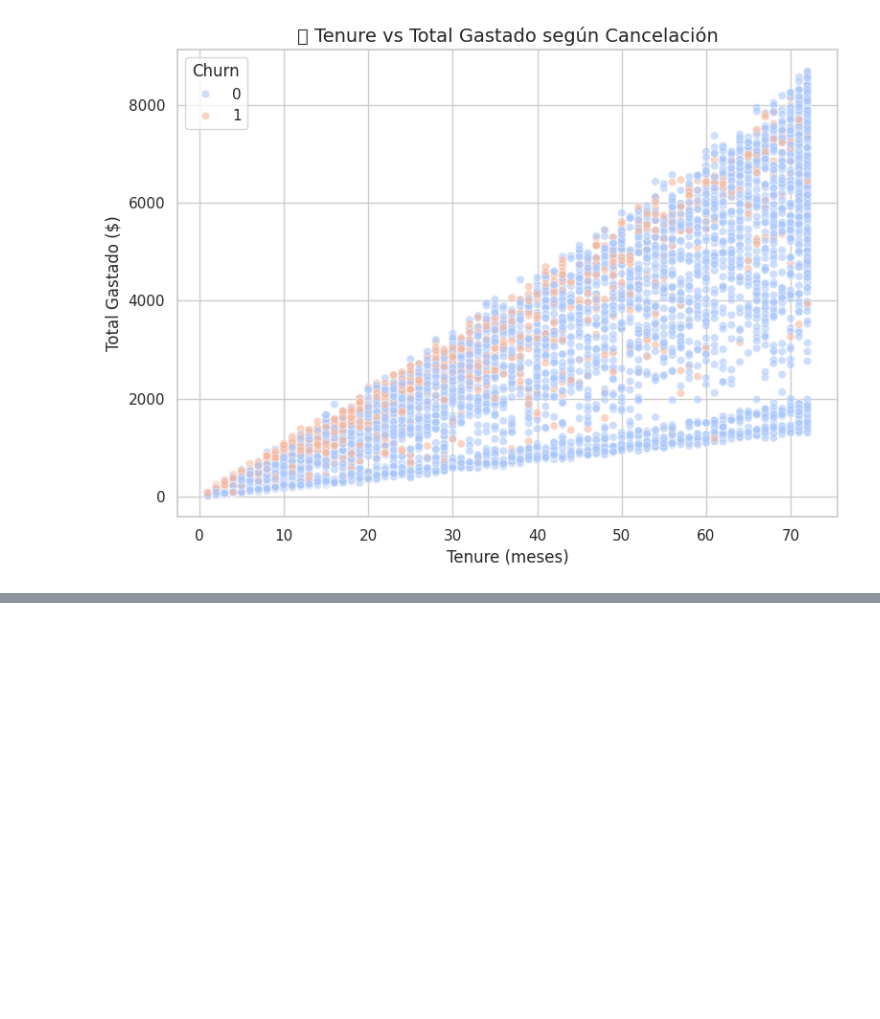
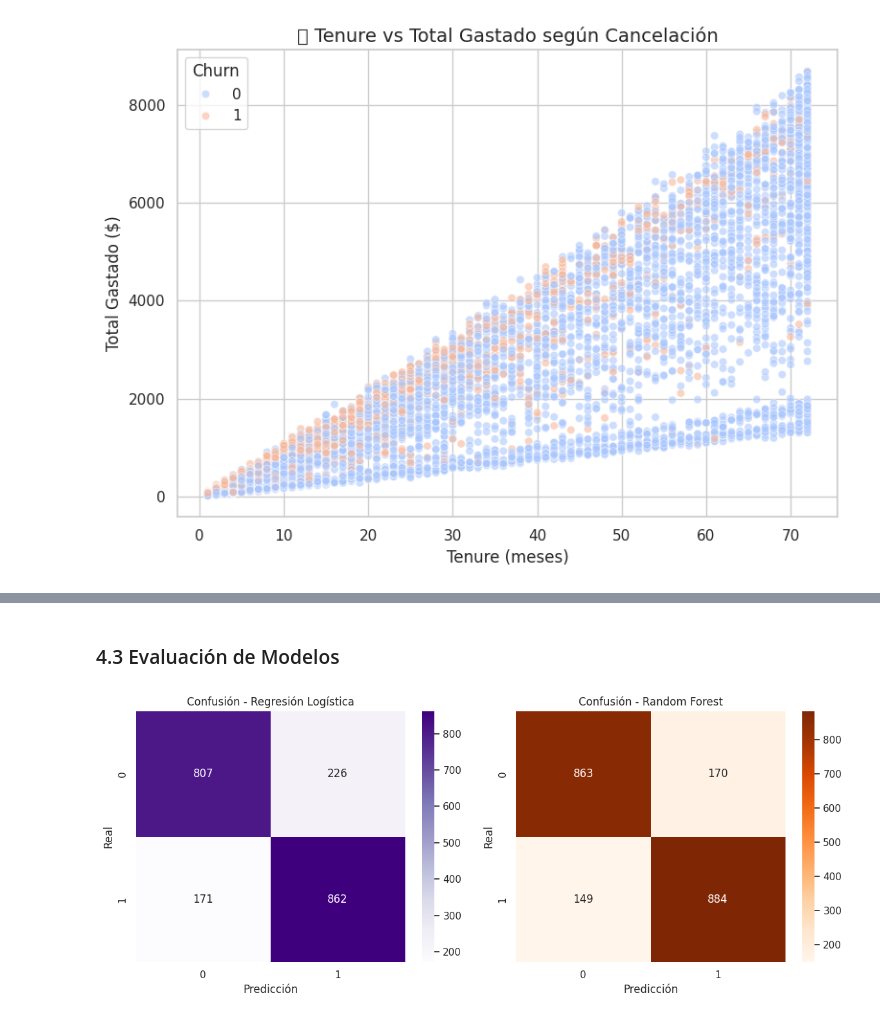
Before and after one commit to marcochc99/Challenge_TelecomX_Parte2, a Jupyter notebook: TelecomX_Parte2.ipynb, the cells around one changed output, grey strips where cells are left out. Drawn from its saved outputs; the diff is of its cells as text; code cells hidden in the pictures; blank space fills up the shorter version.

Commit message:
Modelado Predictivo

```diff
--- a/TelecomX_Parte2.ipynb
+++ b/TelecomX_Parte2.ipynb
@@ -337,0 +365,23 @@ plt.show()
+# %%
+from sklearn.preprocessing import StandardScaler
+from sklearn.linear_model import LogisticRegression
+
+# 🔍 Modelo 1: Regresión Logística con normalización
+modelo_logistico = Pipeline([
+    ('normalizador', StandardScaler()),
+    ('modelo', LogisticRegression(random_state=42, max_iter=1000))
+])
+
+modelo_logistico.fit(X_train, y_train)
+predicciones_lr = modelo_logistico.predict(X_test)
+
+print("Evaluación - Regresión Logística")
+print(classification_report(y_test, predicciones_lr))
+
+# 🌲 Modelo 2: Random Forest sin normalización
+modelo_rf = RandomForestClassifier(random_state=42)
+modelo_rf.fit(X_train, y_train)
+predicciones_rf = modelo_rf.predict(X_test)
+
+print("Evaluación - Random Forest")
+print(classification_report(y_test, predicciones_rf))
@@ -337,0 +408,26 @@ plt.show()
+# %% [markdown]
+### 4.3 Evaluación de Modelos
+# %%
+# Comparación visual de matrices de confusión
+fig, ejes = plt.subplots(1, 2, figsize=(12, 5))
+
+sns.heatmap(
+    confusion_matrix(y_test, predicciones_lr),
+    annot=True, fmt='d', cmap='Purples', ax=ejes[0]
+)
+ejes[0].set_title("Confusión - Regresión Logística")
+ejes[0].set_xlabel("Predicción")
+ejes[0].set_ylabel("Real")
+
+sns.heatmap(
+    confusion_matrix(y_test, predicciones_rf),
+    annot=True, fmt='d', cmap='Oranges', ax=ejes[1]
+)
+ejes[1].set_title("Confusión - Random Forest")
+ejes[1].set_xlabel("Predicción")
+ejes[1].set_ylabel("Real")
+
+plt.tight_layout()
+plt.show()
+# %% [output]
+[figure, added]
```
Also changed, not shown: parts of 8 cells of this notebook.
